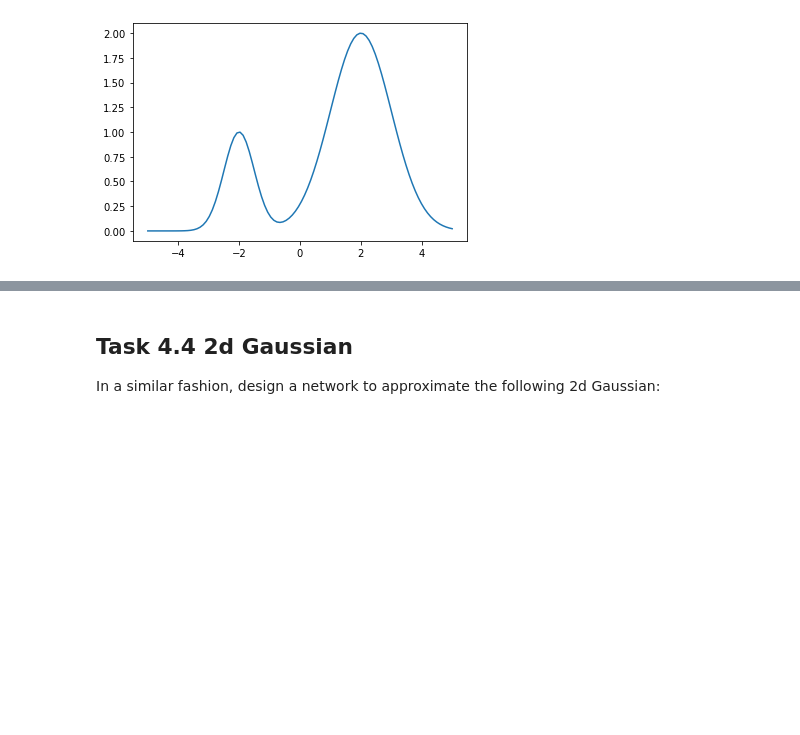
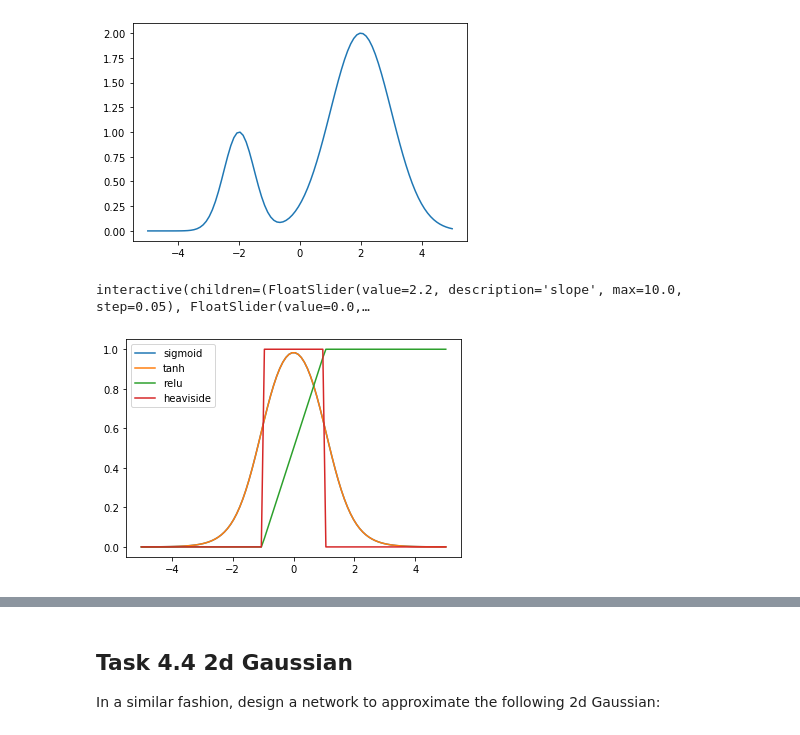
Before and after one commit to rhaschke/Neural-Networks, a Jupyter notebook: a4.ipynb, the cells around one changed output, grey strips where cells are left out. Drawn from its saved outputs; the diff is of its cells as text; code cells hidden in the pictures; blank space fills up the shorter version.

```diff
--- a/a4.ipynb
+++ b/a4.ipynb
@@ -47,3 +154,31 @@ y = Gaussian(x, mu=-2, sigma=0.5) + 2*Gaussian(x, mu=2, sigma=1)
 plt.plot(x, y);
 # %% [output]
 [figure]
+# %%
+import ipywidgets as widgets
+
+def sigmoid(x):
+    return 1/(1 + np.exp(-x))
+
+# A single bump can be easily created by the difference of two sigmoid functions
+@widgets.interact(slope=(0.0, 10.0, 0.05), center=(-4.0, 4.0), width=(0.0, 5.0, 0.05), scale=(-2.0, 2.0))
+def plot(slope=2.2, center=0, width=1.05, scale=1.2):
+    fig, ax = plt.subplots()
+    x = np.linspace(-5, 5, 100)
+    ax.plot(x, Gaussian(x), 'g-')
+    ax.plot(x, scale * sigmoid(slope * (x - center - width)), 'b--')
+    ax.plot(x, scale * sigmoid(slope * (x - center + width)), 'b--')
+    ax.plot(x, scale * (sigmoid(slope * (x - center + width)) - sigmoid(slope * (x - center - width))), 'r-')
+    plt.show()
+# %% [output]
+interactive(children=(FloatSlider(value=2.2, description='slope', max=10.0, step=0.05), FloatSlider(value=0.0,…
+# %%
+# Let's compare different activation functions
+for label, f, scale, slope in [("sigmoid", sigmoid, 1.2, 2.2),
+                               ("tanh", np.tanh, 0.6, 1.1), # tanh requires half scale/slope of sigmoid
+                               ("relu", lambda x: np.maximum(0, x), 0.5, 1/1.05),
+                               ("heaviside", lambda x: np.heaviside(x, 0), 1.0, 1.0)]:
+    plt.plot(x, scale * (f(slope * (x + 1.05)) - f(slope * (x - 1.05))), label=label)
+plt.legend();
+# %% [output]
+[figure, added]
```
Also changed, not shown: parts of 12 cells of this notebook.
